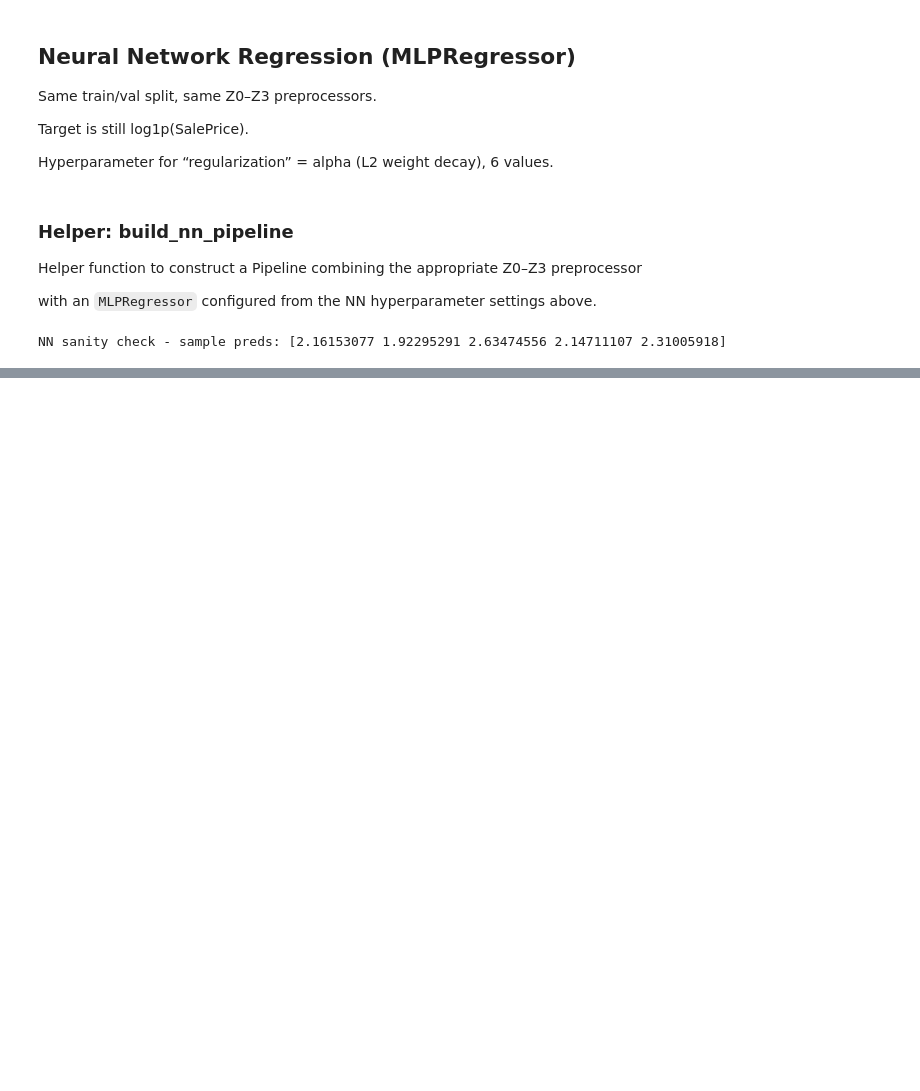
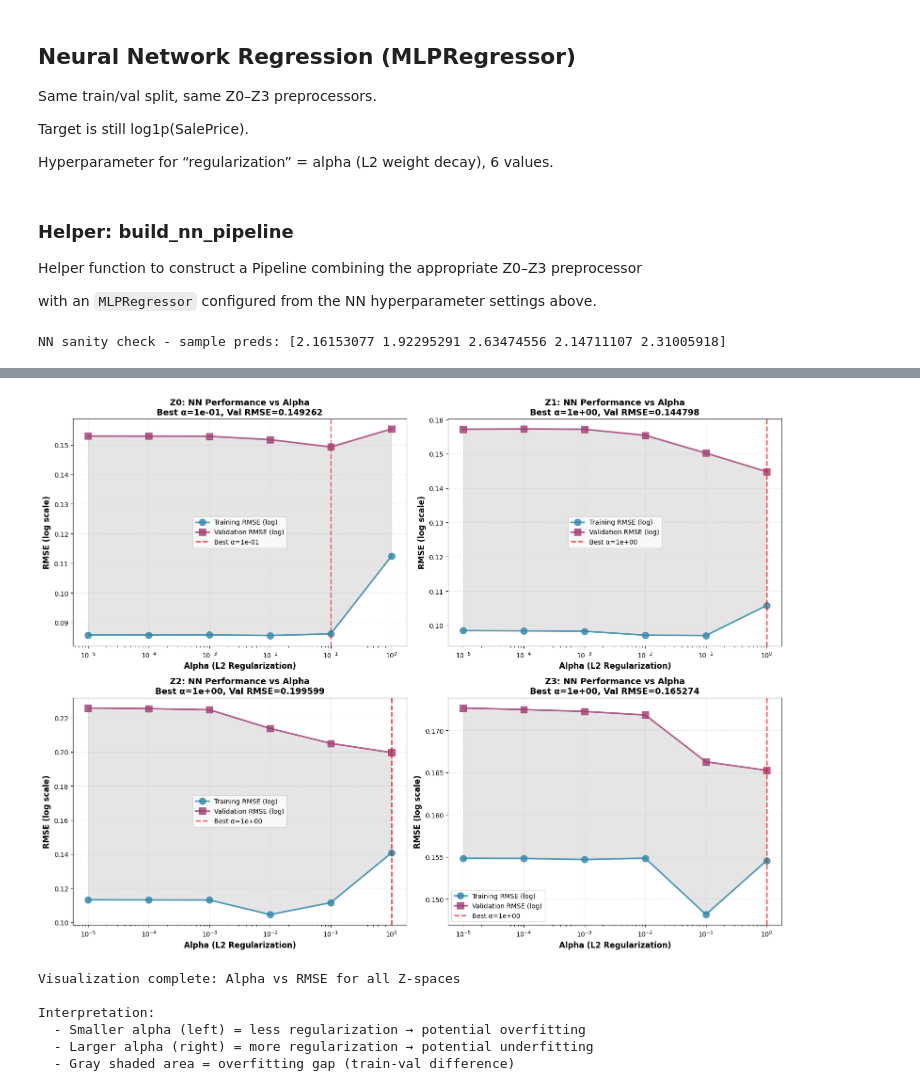
Before and after one commit to ecccc0/ML_Final, a Jupyter notebook: notebooks/02_models.ipynb, the cells around one changed output, grey strips where cells are left out. Saved outputs shown, nothing was run; the diff lists cells and outputs as text; code cells hidden in the pictures; blank space fills up the shorter version.

```diff
--- a/notebooks/02_models.ipynb
+++ b/notebooks/02_models.ipynb
@@ -3433,0 +3545,68 @@ NameError: name 'y_val_log' is not defined
+# %%
+# ==============================================================================
+# VISUALIZATION: NN PERFORMANCE VS ALPHA
+# ==============================================================================
+# Plot validation RMSE as a function of alpha (L2 regularization)
+# ==============================================================================
+
+import matplotlib.pyplot as plt
+
+# Create subplots for each Z-space
+fig, axes = plt.subplots(2, 2, figsize=(16, 12))
+axes = axes.flatten()
+
+Z_SPACES = sorted(nn_results['z_space'].unique())
+
+for idx, z_space in enumerate(Z_SPACES):
+    ax = axes[idx]
+
+    # Filter and sort by alpha
+    z_results = nn_results[nn_results['z_space'] == z_space].sort_values('hyperparam_value')
+
+    alpha_values = z_results['hyperparam_value'].values
+    train_rmse_log = z_results['train_rmse_log'].values
+    val_rmse_log = z_results['val_rmse_log'].values
+
+    # Find best alpha
+    best_idx = z_results['val_rmse_log'].idxmin()
+    best_alpha = z_results.loc[best_idx, 'hyperparam_value']
+    best_val_rmse = z_results.loc[best_idx, 'val_rmse_log']
+
+    # Plot training and validation RMSE on log scale for alpha
+    ax.plot(alpha_values, train_rmse_log, 'o-', label='Training RMSE (log)',
+            linewidth=2.5, markersize=10, color='#2E86AB', alpha=0.8)
+    ax.plot(alpha_values, val_rmse_log, 's-', label='Validation RMSE (log)',
+            linewidth=2.5, markersize=10, color='#A23B72', alpha=0.8)
+
+    # Mark the best alpha
+    ax.axvline(best_alpha, color='red', linestyle='--', linewidth=2, alpha=0.7,
+               label=f'Best α={best_alpha:.0e}')
+
+    # Styling
+    ax.set_xscale('log')  # Log scale for alpha
+    ax.set_xlabel('Alpha (L2 Regularization)', fontsize=12, fontweight='bold')
+    ax.set_ylabel('RMSE (log scale)', fontsize=12, fontweight='bold')
+    ax.set_title(f'{z_space}: NN Performance vs Alpha\nBest α={best_alpha:.0e}, Val RMSE={best_val_rmse:.6f}',
+                 fontsize=13, fontweight='bold')
+    ax.grid(True, alpha=0.3, linestyle='--')
+    ax.legend(fontsize=10, loc='best')
+
+    # Add shading between train and val to show overfitting gap
+    ax.fill_between(alpha_values, train_rmse_log, val_rmse_log, alpha=0.2, color='gray')
+
+plt.tight_layout()
+plt.show()
+
+print("Visualization complete: Alpha vs RMSE for all Z-spaces")
+print("\nInterpretation:")
+print("  - Smaller alpha (left) = less regularization → potential overfitting")
+print("  - Larger alpha (right) = more regularization → potential underfitting")
+print("  - Gray shaded area = overfitting gap (train-val difference)")
+# %% [output]
+[figure, added]
+Visualization complete: Alpha vs RMSE for all Z-spaces
+
+Interpretation:
+  - Smaller alpha (left) = less regularization → potential overfitting
+  - Larger alpha (right) = more regularization → potential underfitting
+  - Gray shaded area = overfitting gap (train-val difference)
```
Also changed, not shown: parts of 9 cells of this notebook.
